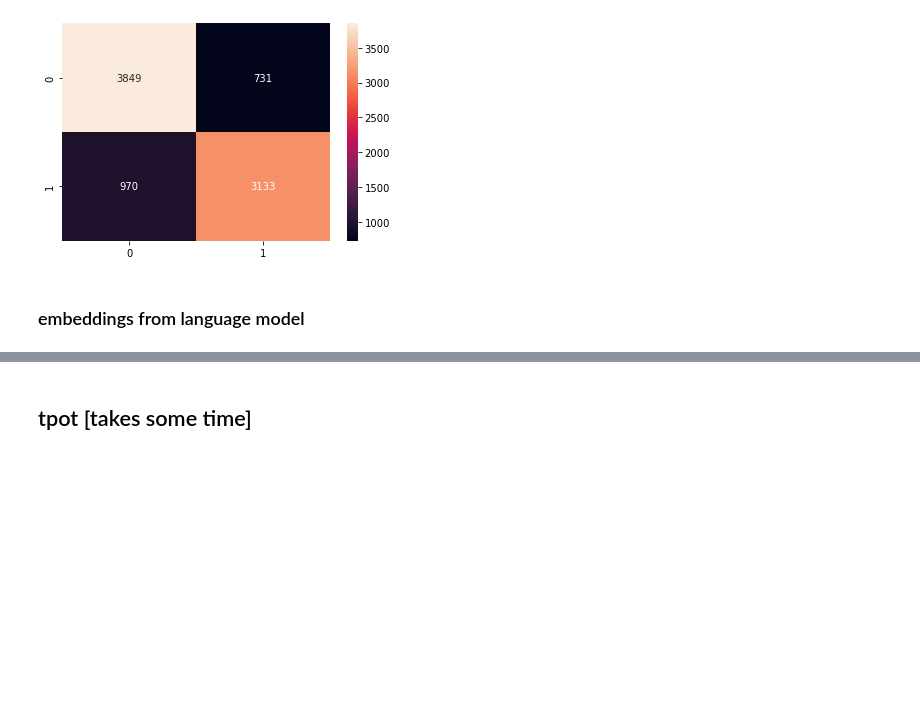
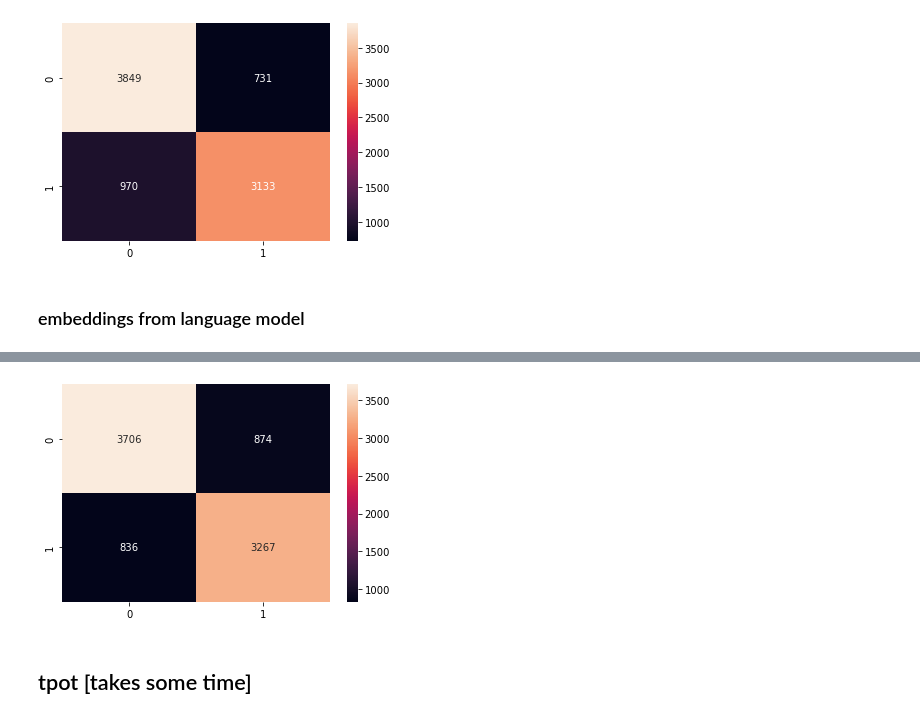
Before and after one commit to Priapos1004/ML101, a Jupyter notebook: examples/irony_classification/notebooks/irony classification.ipynb, the cells around one changed output, grey strips where cells are left out. Cells and saved outputs as stored; diff of their text form; code cells hidden in the pictures; blank space fills up the shorter version.

```diff
--- a/examples/irony_classification/notebooks/irony classification.ipynb
+++ b/examples/irony_classification/notebooks/irony classification.ipynb
@@ -313,0 +333,5 @@ sns.heatmap(confusion_matrix(y_test, pred_lr_pretrained), annot=True, fmt='d');
+# %%
+lr_pretrained = LogisticRegression(penalty="l1", solver="liblinear", random_state=0)
+lr_pretrained.fit(X_train_pretrained, y_train)
+pred_lr_pretrained = lr_pretrained.predict(X_test_pretrained)
+print(classification_report(pred_lr_pretrained, y_test))
@@ -314,3 +347,7 @@ sns.heatmap(confusion_matrix(y_test, pred_lr_pretrained), annot=True, fmt='d');
+# %%
+sns.heatmap(confusion_matrix(y_test, pred_lr_pretrained), annot=True, fmt='d');
+# %% [output]
+[figure, added]
 # %% [markdown]
 ## tpot [takes some time]
 # %% [raw]
```
Also changed, not shown: parts of 12 cells of this notebook.
